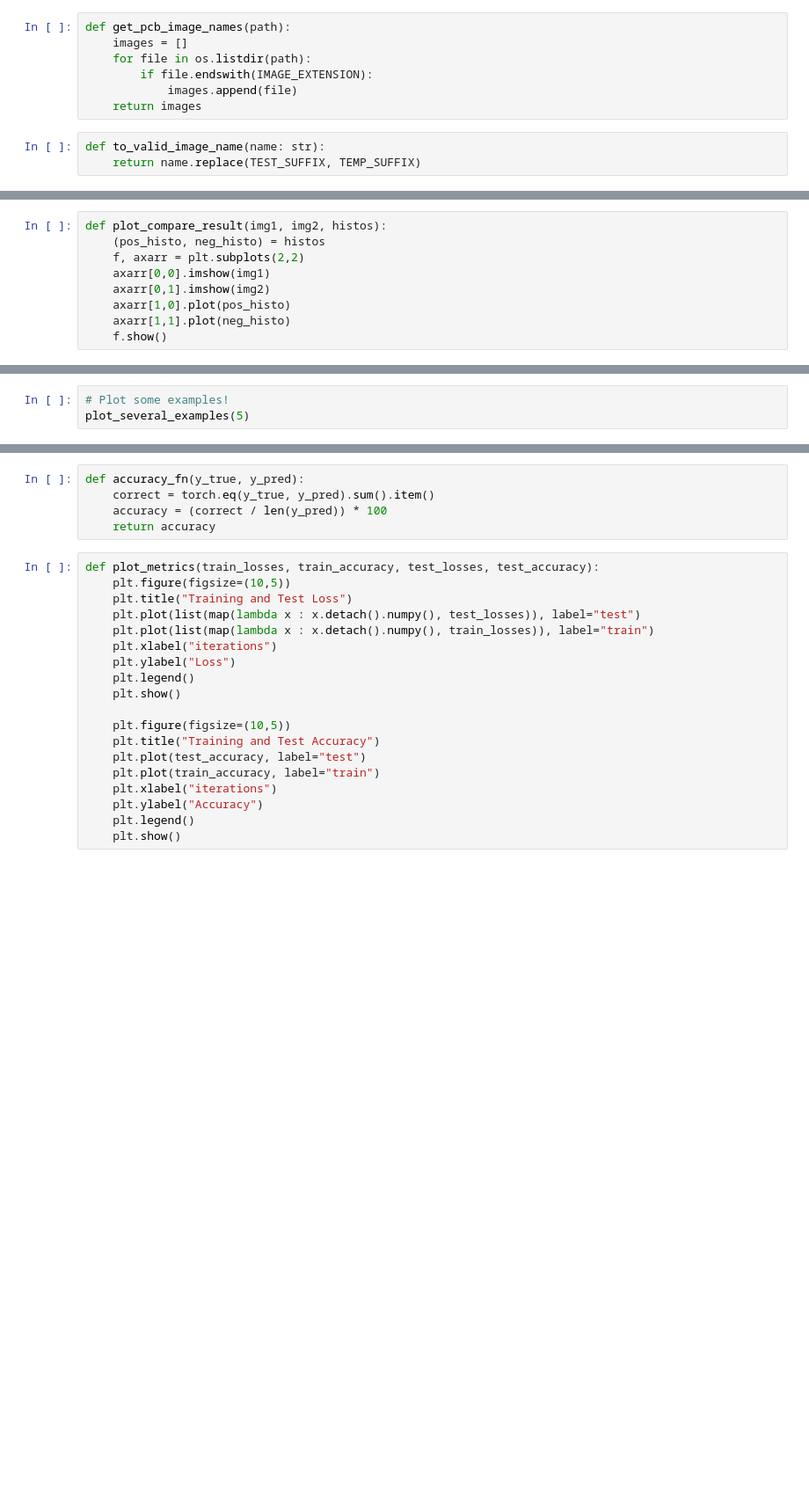
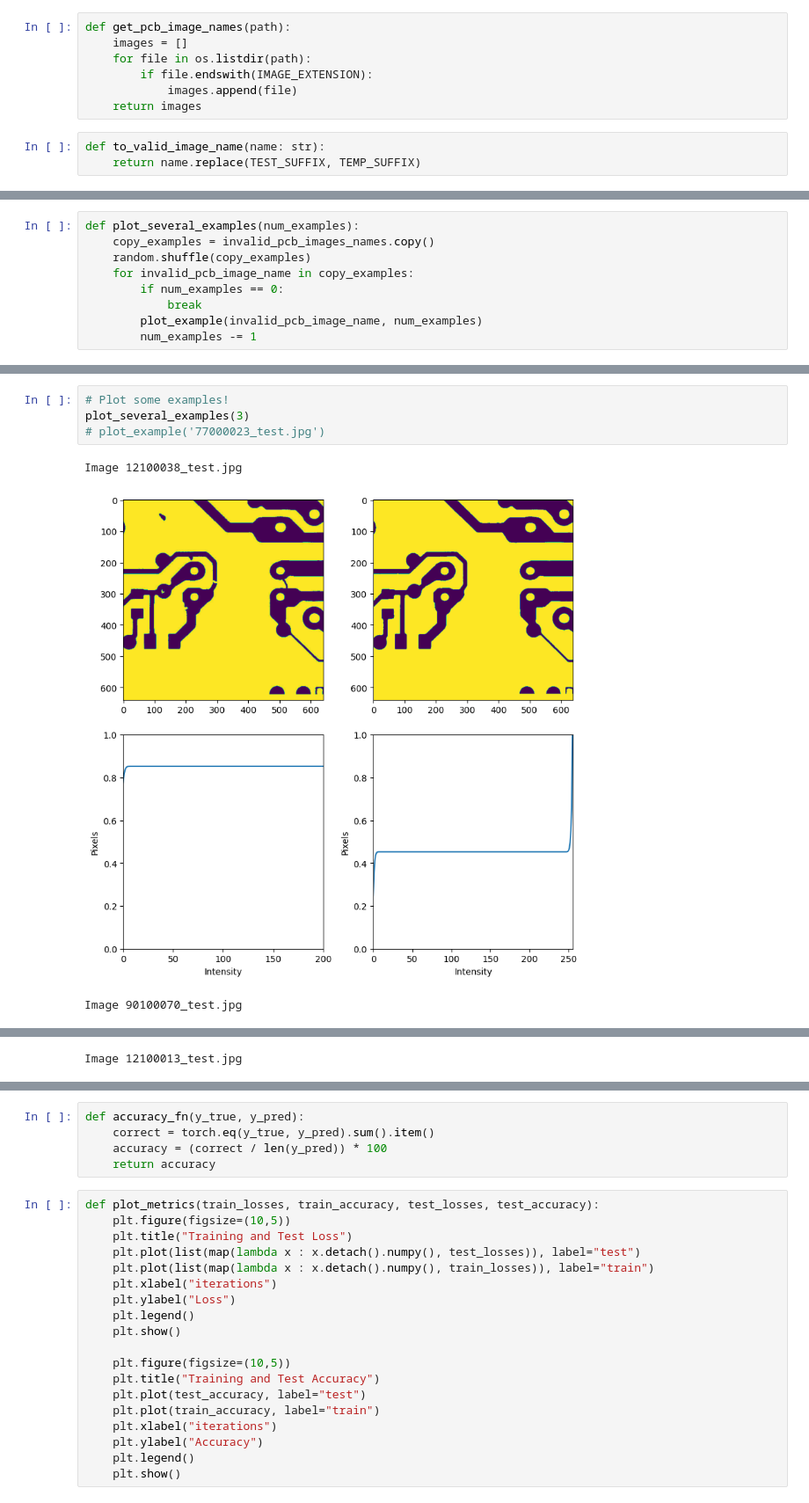
Before and after one commit to vorobii-vitalii/pcb-defect-detection-histogram-approach, a Jupyter notebook: binary_classification_image_subtract_approach_book.ipynb, the cells around one changed output, grey strips where cells are left out. Shown at 88% size. Drawn from its saved outputs; the diff is of its cells as text; blank space fills up the shorter version.

```diff
--- a/binary_classification_image_subtract_approach_book.ipynb
+++ b/binary_classification_image_subtract_approach_book.ipynb
@@ -55,9 +116,0 @@ def find_difference_histograms(img1, img2):
-# %%
-def plot_compare_result(img1, img2, histos):
-    (pos_histo, neg_histo) = histos
-    f, axarr = plt.subplots(2,2)
-    axarr[0,0].imshow(img1)
-    axarr[0,1].imshow(img2)
-    axarr[1,0].plot(pos_histo)
-    axarr[1,1].plot(neg_histo)
-    f.show()
@@ -77,0 +204,9 @@ def plot_several_examples(num_examples):
+# %%
+def plot_several_examples(num_examples):
+	copy_examples = invalid_pcb_images_names.copy()
+	random.shuffle(copy_examples)
+	for invalid_pcb_image_name in copy_examples:
+		if num_examples == 0:
+			break
+		plot_example(invalid_pcb_image_name, num_examples)
+		num_examples -= 1
@@ -81,3 +223,8 @@ print(f"Read PCB images = {invalid_pcb_images_names}")
 # %%
 # Plot some examples!
-plot_several_examples(5)
+plot_several_examples(3)
+# plot_example('77000023_test.jpg')
+# %% [output]
+Image 12100038_test.jpg
+[figure, added]
+Image 90100070_test.jpg
@@ -83,0 +232 @@ plot_several_examples(5)
+Image 12100013_test.jpg
```
Also changed, not shown: parts of 28 cells of this notebook, 4 other files.
